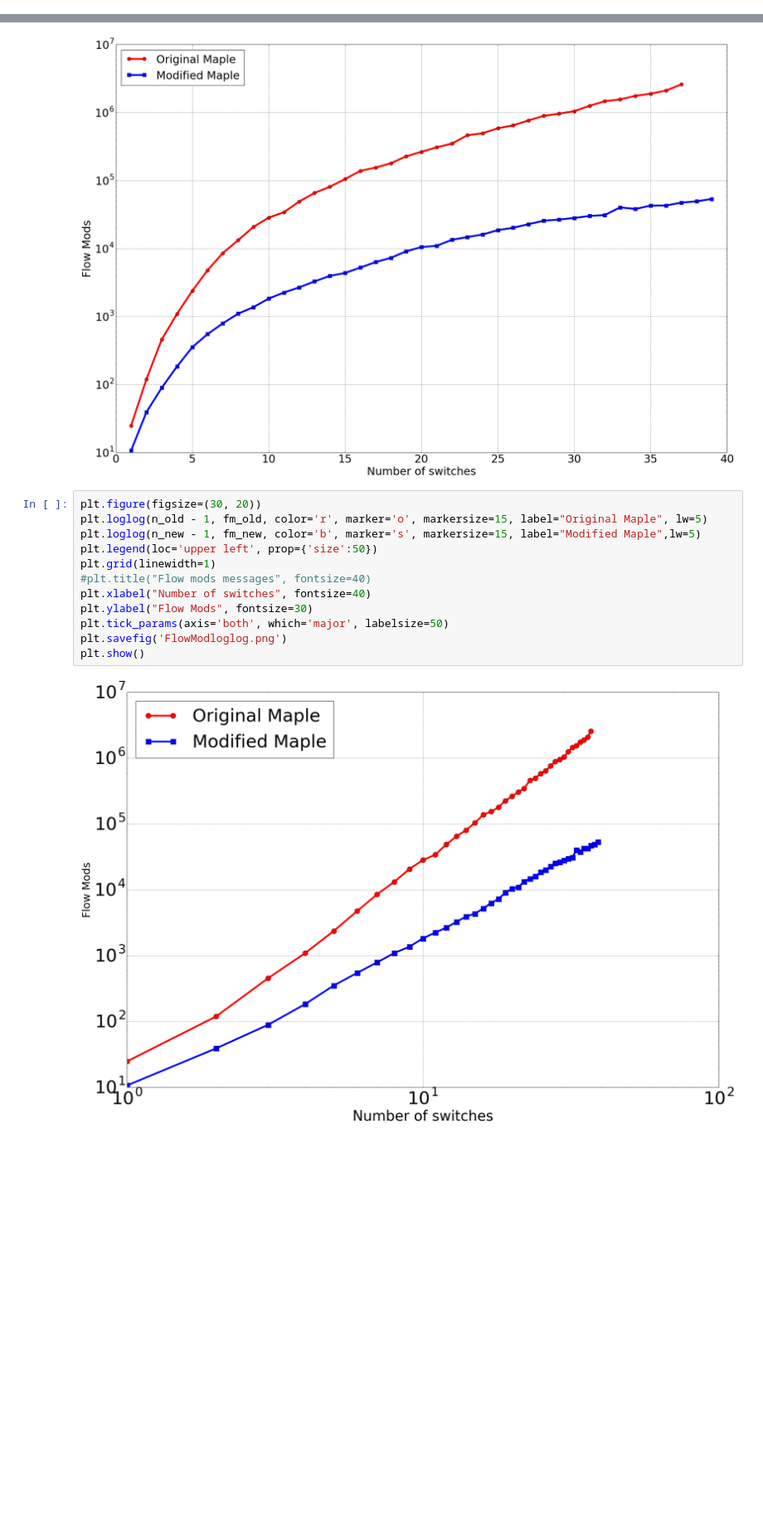
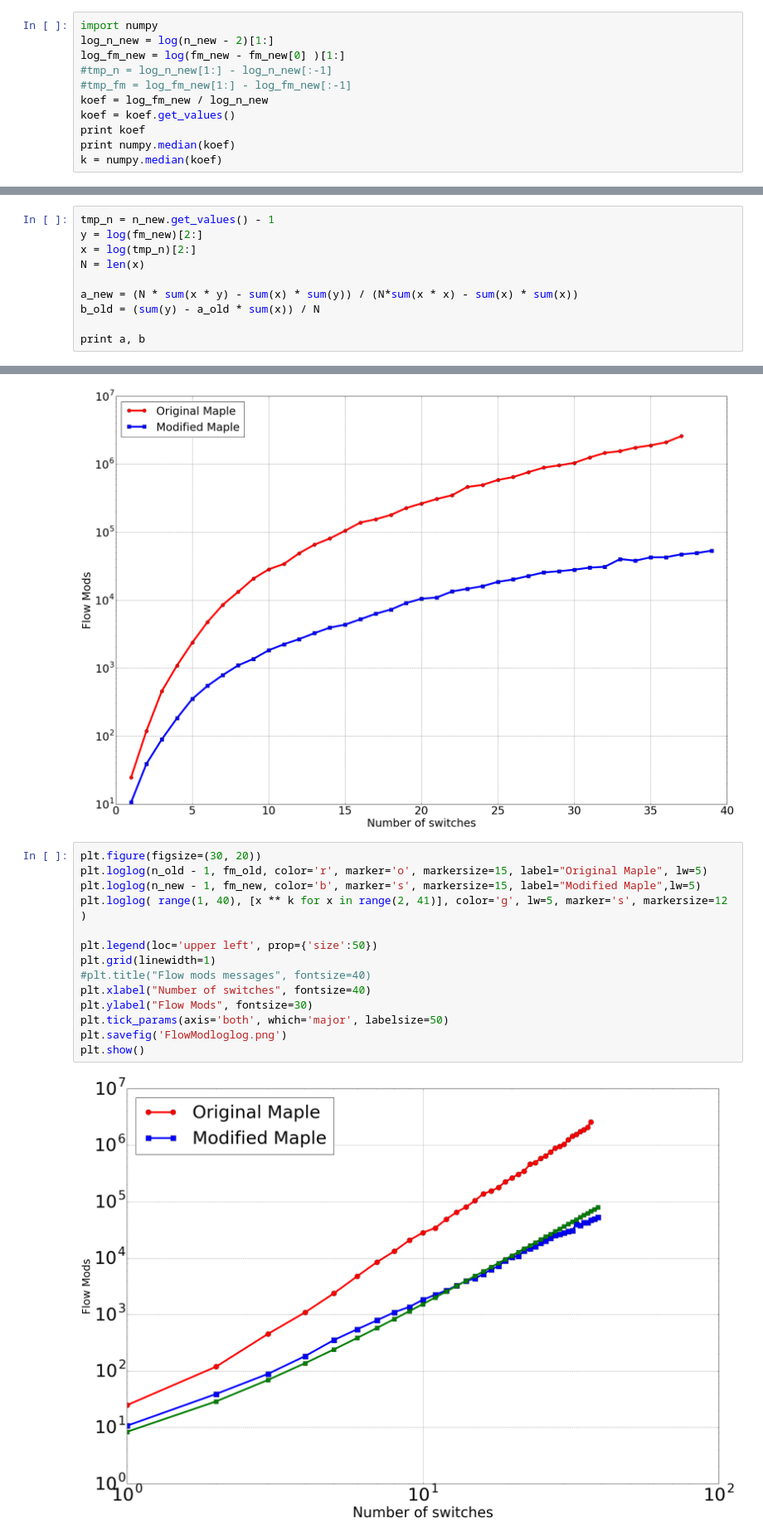
Before and after one commit to dShvetsov/testing, a Jupyter notebook: research.ipynb, the cells around one changed output, grey strips where cells are left out. Shown at 83% size. Saved outputs shown, nothing was run; the diff lists cells and outputs as text; blank space fills up the shorter version.

```diff
--- a/research.ipynb
+++ b/research.ipynb
@@ -41,0 +49,11 @@ time_old = old['time'].get_values()
+# %%
+import numpy
+log_n_new = log(n_new - 2)[1:]
+log_fm_new = log(fm_new - fm_new[0] )[1:]
+#tmp_n = log_n_new[1:] - log_n_new[:-1]
+#tmp_fm = log_fm_new[1:] - log_fm_new[:-1]
+koef = log_fm_new / log_n_new
+koef = koef.get_values()
+print koef
+print numpy.median(koef)
+k = numpy.median(koef)
@@ -42,3 +81,13 @@ time_old = old['time'].get_values()
+# %%
+tmp_n = n_new.get_values() - 1
+y = log(fm_new)[2:]
+x = log(tmp_n)[2:]
+N = len(x)
+
+a_new = (N * sum(x * y) - sum(x) * sum(y)) / (N*sum(x * x) - sum(x) * sum(x))
+b_old = (sum(y) - a_old * sum(x)) / N
+
+print a, b
 # %%
 plt.figure(figsize=(30, 20))
 plt.plot(n_old - 1, fm_old, color='r', marker='o', markersize=15, label="Original Maple", lw=5)
@@ -69,17 +121,19 @@ plt.show()
 # %%
 plt.figure(figsize=(30, 20))
 plt.loglog(n_old - 1, fm_old, color='r', marker='o', markersize=15, label="Original Maple", lw=5)
 plt.loglog(n_new - 1, fm_new, color='b', marker='s', markersize=15, label="Modified Maple",lw=5)
+plt.loglog( range(1, 40), [x ** k for x in range(2, 41)], color='g', lw=5, marker='s', markersize=12 )
+
 plt.legend(loc='upper left', prop={'size':50})
 plt.grid(linewidth=1)
 #plt.title("Flow mods messages", fontsize=40)
 plt.xlabel("Number of switches", fontsize=40)
 plt.ylabel("Flow Mods", fontsize=30)
 plt.tick_params(axis='both', which='major', labelsize=50)
 plt.savefig('FlowModloglog.png')
 plt.show()
 # %% [output]
-[figure, old version]
+[figure, new version]
 # %%
 plt.figure(figsize=(25, 20))
 plt.semilogy(n_old, pi_old, color='r', label="without opts", lw=3)
```
Also changed, not shown: parts of 4 cells of this notebook, 2 other files.
